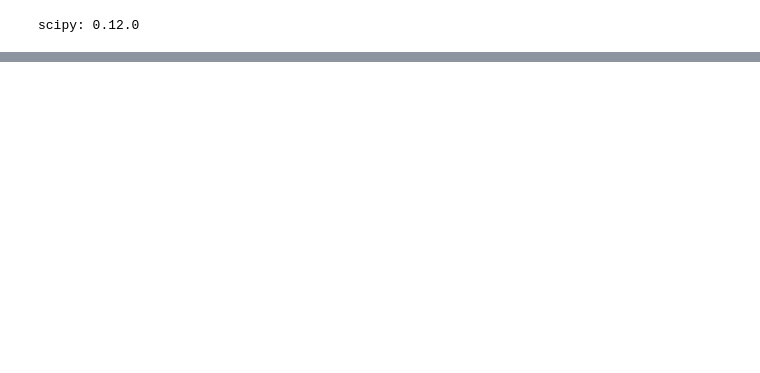
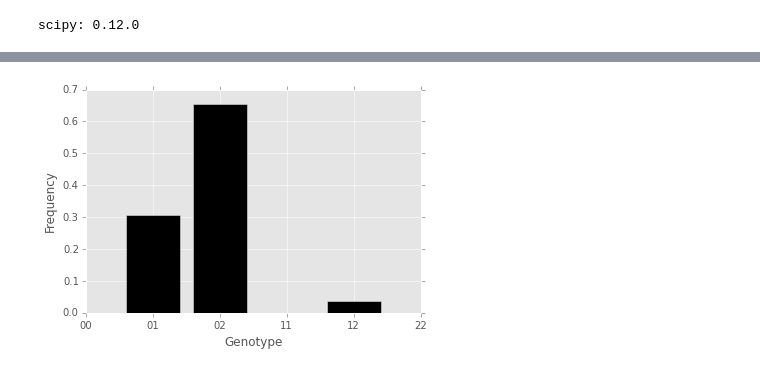
Before and after one commit to yoavram/ipython-notebooks, a Jupyter notebook: selective sweeps.ipynb, the cells around one changed output, grey strips where cells are left out. Drawn from its saved outputs; the diff is of its cells as text; code cells hidden in the pictures; blank space fills up the shorter version.

```diff
--- a/selective sweeps.ipynb
+++ b/selective sweeps.ipynb
@@ -160,0 +111,9 @@ ax.set_xticklabels('A G C T'.split());
+# %%
+for t in range(T+1,T + G):
+    population = population.dot(M2)
+    population = population.dot(S2)
+    population = multinomial(N, population/float(population.sum()))
+# %%
+population_histogram(population);
+# %% [output]
+[figure, added]
```
Also changed, not shown: parts of 31 cells of this notebook.
